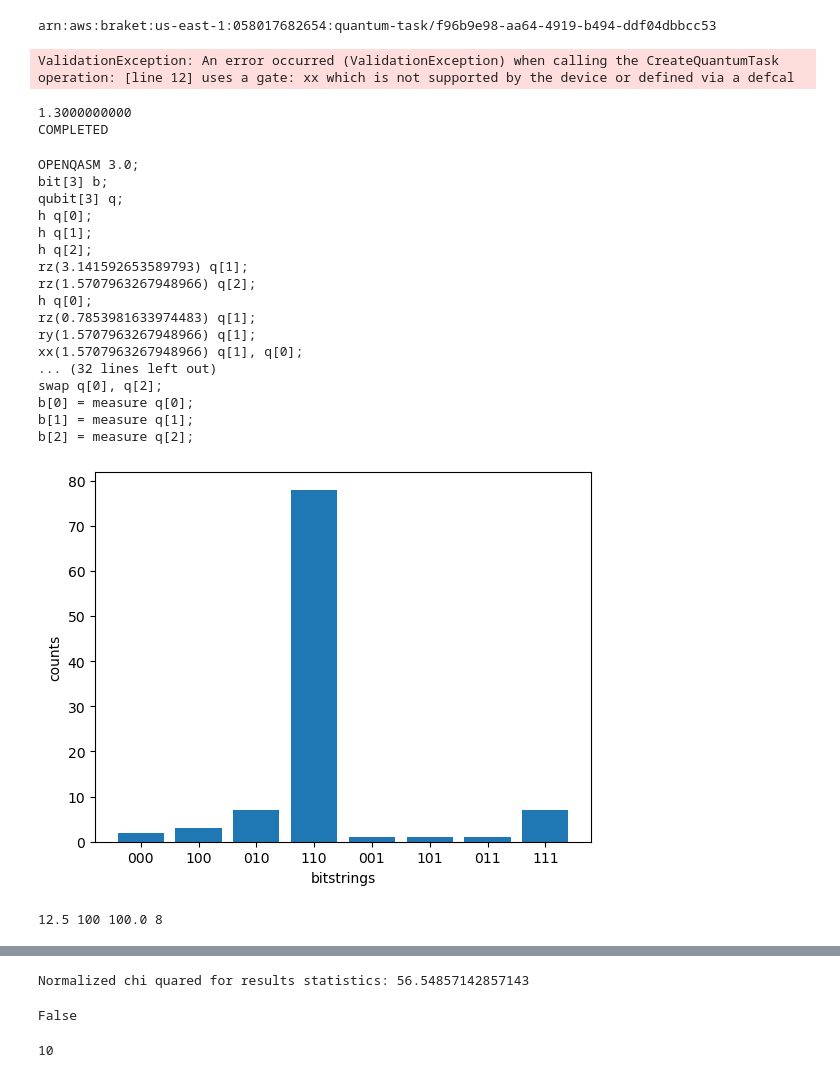
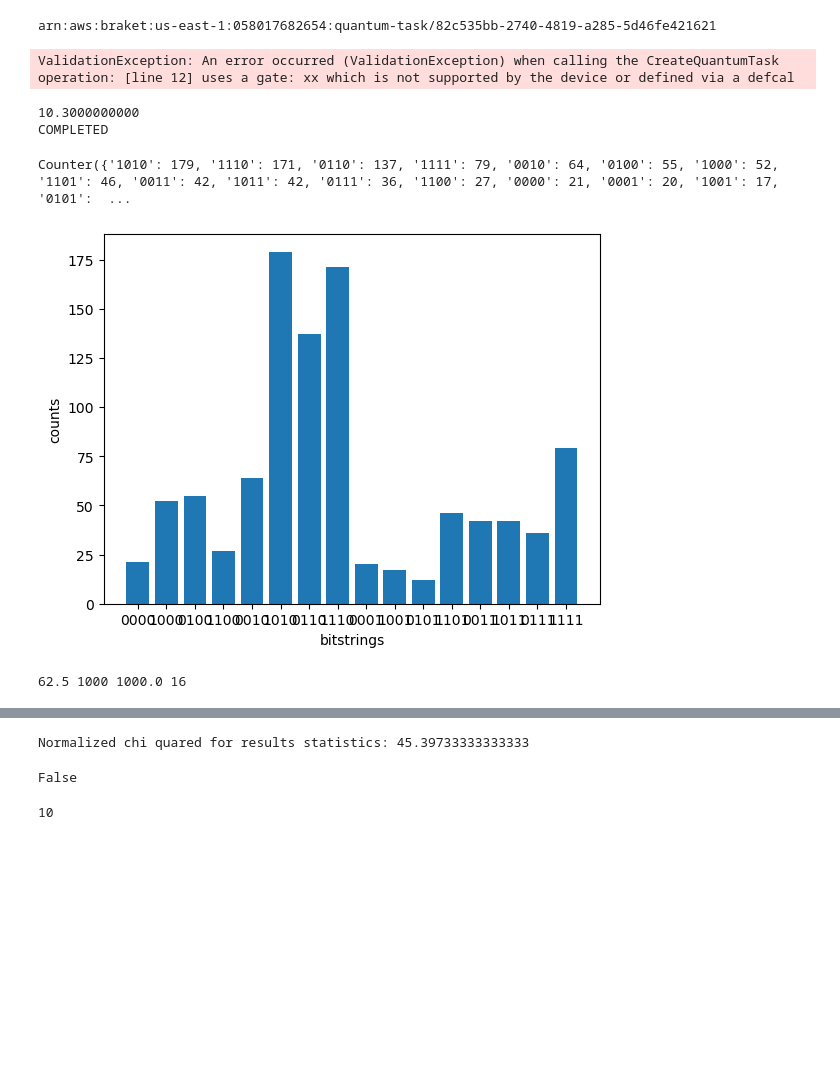
Before and after one commit to SwgAnno/QBench, a Jupyter notebook: IonQCphase.ipynb, the cells around one changed output, grey strips where cells are left out. Saved outputs shown, nothing was run; the diff lists cells and outputs as text; code cells hidden in the pictures; blank space fills up the shorter version.

Commit message:
4 qubits QFT

```diff
--- a/IonQCphase.ipynb
+++ b/IonQCphase.ipynb
@@ -239,10 +256,10 @@ Counter({'110': 10000})
 
 device = DeviceUtils.get_device("ionq")
 
-qft_task = device.run(circ, shots = 100)
+qft_task = device.run(circ, shots = 1000)
 print(qft_task._arn)
 # %% [output]
-arn:aws:braket:us-east-1:058017682654:quantum-task/f96b9e98-aa64-4919-b494-ddf04dbbcc53
+arn:aws:braket:us-east-1:058017682654:quantum-task/82c535bb-2740-4819-a285-5d46fe421621
 # %%
 #might as well try it also on rigetti device
 
@@ -257,38 +274,24 @@ ValidationException: An error occurred (ValidationException) when calling the Cr
 # %%
 ionq_qft_id = "arn:aws:braket:us-east-1:058017682654:quantum-task/b026b6a8-94ce-4a16-94f2-3e626c7087b4"
 ionq_2nd_qft = "arn:aws:braket:us-east-1:058017682654:quantum-task/f96b9e98-aa64-4919-b494-ddf04dbbcc53"
+ionq4 =  "arn:aws:braket:us-east-1:058017682654:quantum-task/82c535bb-2740-4819-a285-5d46fe421621"
 rigetti_ionq_qft_id = None
 
-scanner = BraketTaskScanner(task_arn= ionq_2nd_qft)
+scanner = BraketTaskScanner(task_arn= ionq4)
 
 print(scanner.cost_extimate())
 print(scanner.get_status())
 # %% [output]
-1.3000000000
+10.3000000000
 COMPLETED
 # %%
-print(scanner.get_circuit())
+#print(scanner.get_circuit())
 
-Plotter.plot_binary_results(scanner.get_results())
+Plotter.plot_binary_results(scanner.get_results(), debug = True)
 Plotter.plot_results_statistic(scanner.get_results())
+
 scanner.is_garbage()
 # %% [output]
-OPENQASM 3.0;
-bit[3] b;
-qubit[3] q;
-h q[0];
-h q[1];
-h q[2];
-rz(3.141592653589793) q[1];
-rz(1.5707963267948966) q[2];
-h q[0];
-rz(0.7853981633974483) q[1];
-ry(1.5707963267948966) q[1];
-xx(1.5707963267948966) q[1], q[0];
-... (32 lines left out)
-swap q[0], q[2];
-b[0] = measure q[0];
-b[1] = measure q[1];
-b[2] = measure q[2];
+Counter({'1010': 179, '1110': 171, '0110': 137, '1111': 79, '0010': 64, '0100': 55, '1000': 52, '1101': 46, '0011': 42, '1011': 42, '0111': 36, '1100': 27, '0000': 21, '0001': 20, '1001': 17, '0101':  ...
-[figure, old version]
+[figure, new version]
-12.5 100 100.0 8
+62.5 1000 1000.0 16
@@ -296,4 +299,4 @@ b[2] = measure q[2];
-Normalized chi quared for results statistics: 56.54857142857143
+Normalized chi quared for results statistics: 45.39733333333333
 False
 # %%
 #bigget ionq qft
```
Also changed, not shown: parts of 5 cells of this notebook.
